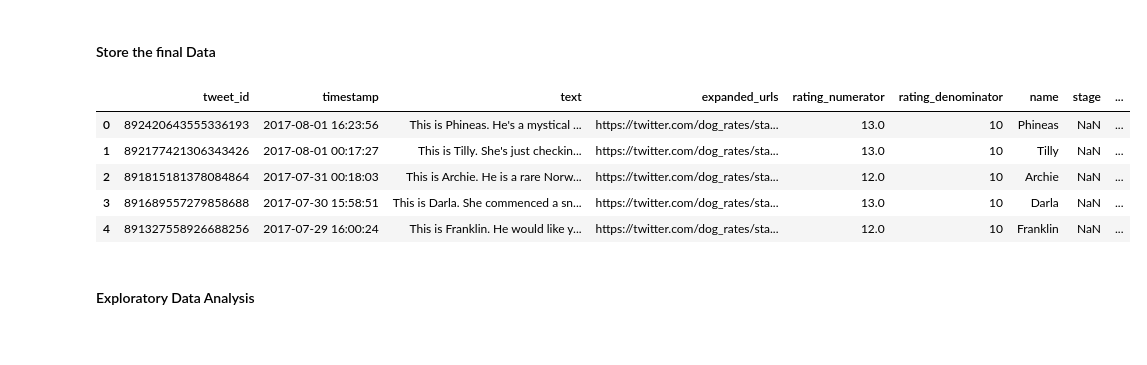
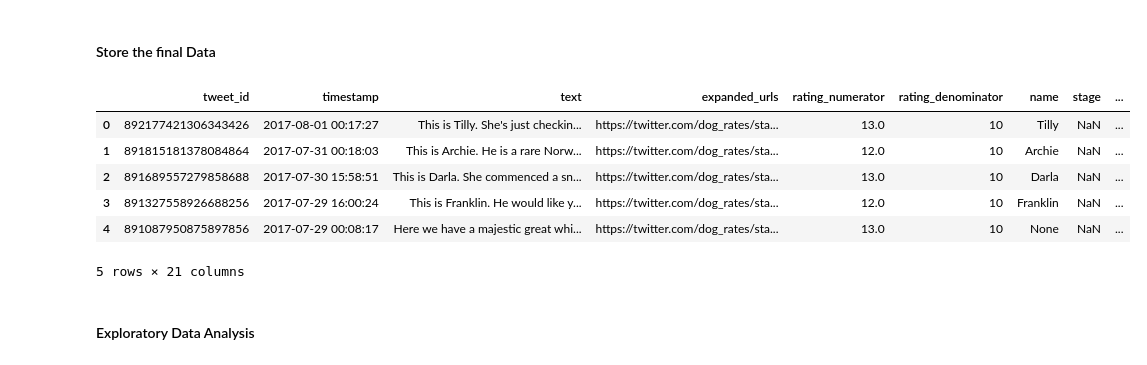
Before and after one commit to PeterBaraka/WeRateDogs-Twitter-Archive-Analysis, a Jupyter notebook: wrangle_act.ipynb, the cells around one changed output. Cells and saved outputs as stored; diff of their text form; code cells hidden in the pictures.

Commit message:
Addition of join on all tables

```diff
--- a/wrangle_act.ipynb
+++ b/wrangle_act.ipynb
@@ -650,3 +651,6 @@ Archive
 | 2354 | 666029285002620928 | NaN | NaN | 2015-11-15 23:05:30 +0000 | <a href="http://twitter.com/downl... | This is a western brown Mitsubish... | NaN | ... |
 | 2355 | 666020888022790149 | NaN | NaN | 2015-11-15 22:32:08 +0000 | <a href="http://twitter.com/downl... | Here we have a Japanese Irish Set... | NaN | ... |
 2356 rows × 16 columns
+# %%
+# Code solution of issue
+Archive = pd.merge(Archive, Image, on='tweet_id', how='left')
@@ -815,7 +845,7 @@ Index(['tweet_id', 'timestamp', 'text', 'expanded_urls', 'rating_numerator',
 > Define: Identify rows that have three false values and drop them.
 # %%
 # Code the solution
-falseValues = list(Image.query("p1_dog==False and p2_dog==False and p3_dog == False").index)
-Image.drop(index=falseValues,inplace=True)
+falseValues = list(Archive.query("p1_dog==False and p2_dog==False and p3_dog == False").index)
+Archive.drop(index=falseValues,inplace=True)
 # %%
 # Test the solution
@@ -826,23 +856,19 @@ Int64Index([], dtype='int64')
 #### Store the final Data
 # %%
 # save this for later
-Image.to_csv('datasets/twitter_image.csv')
-
 Archive.reset_index(drop=True)
 Archive.to_csv('datasets/twitter_archive_master.csv')
-
 df_Archive = pd.read_csv('datasets/twitter_archive_master.csv')
-df_Image = pd.read_csv('datasets/twitter_image.csv')
 df_Archive.drop('Unnamed: 0',axis=1, inplace=True)
-df_Image.drop('Unnamed: 0',axis=1, inplace=True)
 df_Archive.head()
 # %% [output]
 |  | tweet_id | timestamp | text | expanded_urls | rating_numerator | rating_denominator | name | stage | ... |
-| 0 | 892420643555336193 | 2017-08-01 16:23:56 | This is Phineas. He's a mystical ... | https://twitter.com/dog_rates/sta... | 13.0 | 10 | Phineas | NaN | ... |
-| 1 | 892177421306343426 | 2017-08-01 00:17:27 | This is Tilly. She's just checkin... | https://twitter.com/dog_rates/sta... | 13.0 | 10 | Tilly | NaN | ... |
-| 2 | 891815181378084864 | 2017-07-31 00:18:03 | This is Archie. He is a rare Norw... | https://twitter.com/dog_rates/sta... | 12.0 | 10 | Archie | NaN | ... |
-| 3 | 891689557279858688 | 2017-07-30 15:58:51 | This is Darla. She commenced a sn... | https://twitter.com/dog_rates/sta... | 13.0 | 10 | Darla | NaN | ... |
-| 4 | 891327558926688256 | 2017-07-29 16:00:24 | This is Franklin. He would like y... | https://twitter.com/dog_rates/sta... | 12.0 | 10 | Franklin | NaN | ... |
+| 0 | 892177421306343426 | 2017-08-01 00:17:27 | This is Tilly. She's just checkin... | https://twitter.com/dog_rates/sta... | 13.0 | 10 | Tilly | NaN | ... |
+| 1 | 891815181378084864 | 2017-07-31 00:18:03 | This is Archie. He is a rare Norw... | https://twitter.com/dog_rates/sta... | 12.0 | 10 | Archie | NaN | ... |
+| 2 | 891689557279858688 | 2017-07-30 15:58:51 | This is Darla. She commenced a sn... | https://twitter.com/dog_rates/sta... | 13.0 | 10 | Darla | NaN | ... |
+| 3 | 891327558926688256 | 2017-07-29 16:00:24 | This is Franklin. He would like y... | https://twitter.com/dog_rates/sta... | 12.0 | 10 | Franklin | NaN | ... |
+| 4 | 891087950875897856 | 2017-07-29 00:08:17 | Here we have a majestic great whi... | https://twitter.com/dog_rates/sta... | 13.0 | 10 | None | NaN | ... |
+5 rows × 21 columns
 # %% [markdown]
 #### Exploratory Data Analysis
 # %%
```
Also changed, not shown: parts of 36 cells of this notebook, 2 other files.
